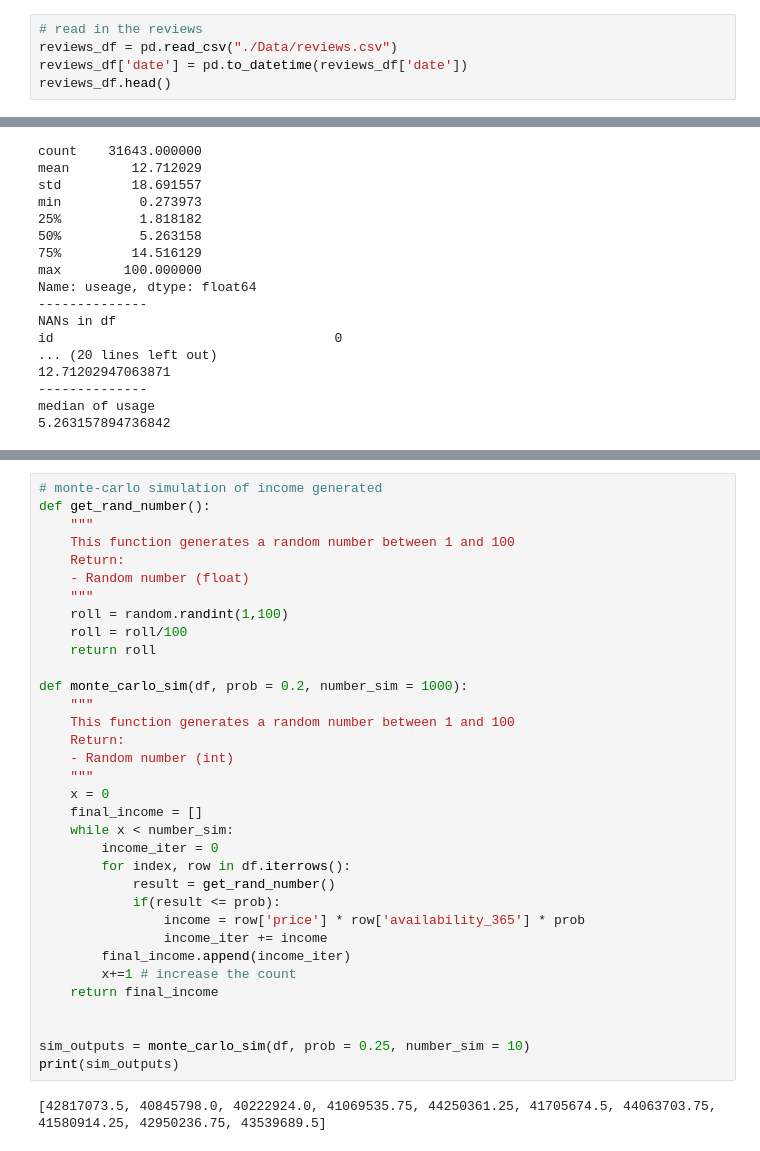
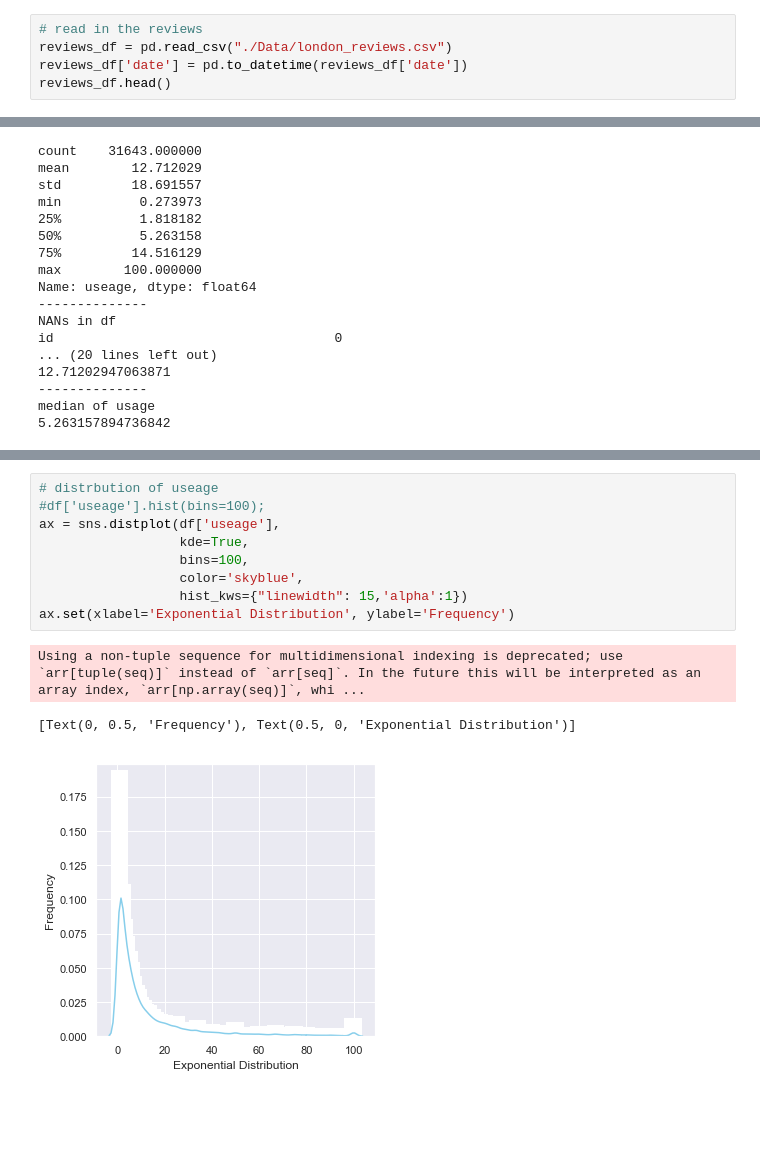
Before and after one commit to magrathj/Airbnb_Analysis, a Jupyter notebook: Airbnb_Analysis.ipynb, the cells around one changed output, grey strips where cells are left out. Saved outputs shown, nothing was run; the diff lists cells and outputs as text; blank space fills up the shorter version.

```diff
--- a/Airbnb_Analysis.ipynb
+++ b/Airbnb_Analysis.ipynb
@@ -17,7 +30,7 @@ listings_df.head()
 | 4 | 24328 | Battersea bedroom & office w park... | 41759 | Joe | NaN | Wandsworth | 51.47298 | -0.16376 | ... |
 # %%
 # read in the reviews
-reviews_df = pd.read_csv("./Data/reviews.csv")
+reviews_df = pd.read_csv("./Data/london_reviews.csv")
 reviews_df['date'] = pd.to_datetime(reviews_df['date'])
 reviews_df.head()
 # %% [output]
@@ -284,36 +291,13 @@ Name: income, dtype: float64
-# %%
-# monte-carlo simulation of income generated
-def get_rand_number():
-    """
-    This function generates a random number between 1 and 100
-    Return:
-    - Random number (float)
-    """
-    roll = random.randint(1,100)
-    roll = roll/100
-    return roll
-
-def monte_carlo_sim(df, prob = 0.2, number_sim = 1000):
-    """
-    This function generates a random number between 1 and 100
-    Return:
-    - Random number (int)
-    """
-    x = 0
-    final_income = []
-    while x < number_sim:
-        income_iter = 0
-        for index, row in df.iterrows():
-            result = get_rand_number()
-            if(result <= prob):
-                income = row['price'] * row['availability_365'] * prob
-                income_iter += income
-        final_income.append(income_iter)
-        x+=1 # increase the count
-    return final_income
-
-
-sim_outputs = monte_carlo_sim(df, prob = 0.25, number_sim = 10)
-print(sim_outputs)
-# %% [output]
-[42817073.5, 40845798.0, 40222924.0, 41069535.75, 44250361.25, 41705674.5, 44063703.75, 41580914.25, 42950236.75, 43539689.5]
+# %%
+# distrbution of useage
+#df['useage'].hist(bins=100);
+ax = sns.distplot(df['useage'],
+                  kde=True,
+                  bins=100,
+                  color='skyblue',
+                  hist_kws={"linewidth": 15,'alpha':1})
+ax.set(xlabel='Exponential Distribution', ylabel='Frequency')
+# %% [output]
+Using a non-tuple sequence for multidimensional indexing is deprecated; use `arr[tuple(seq)]` instead of `arr[seq]`. In the future this will be interpreted as an array index, `arr[np.array(seq)]`, whi ...
+[Text(0, 0.5, 'Frequency'), Text(0.5, 0, 'Exponential Distribution')]
+[figure, added]
```
Also changed, not shown: parts of 13 cells of this notebook.
